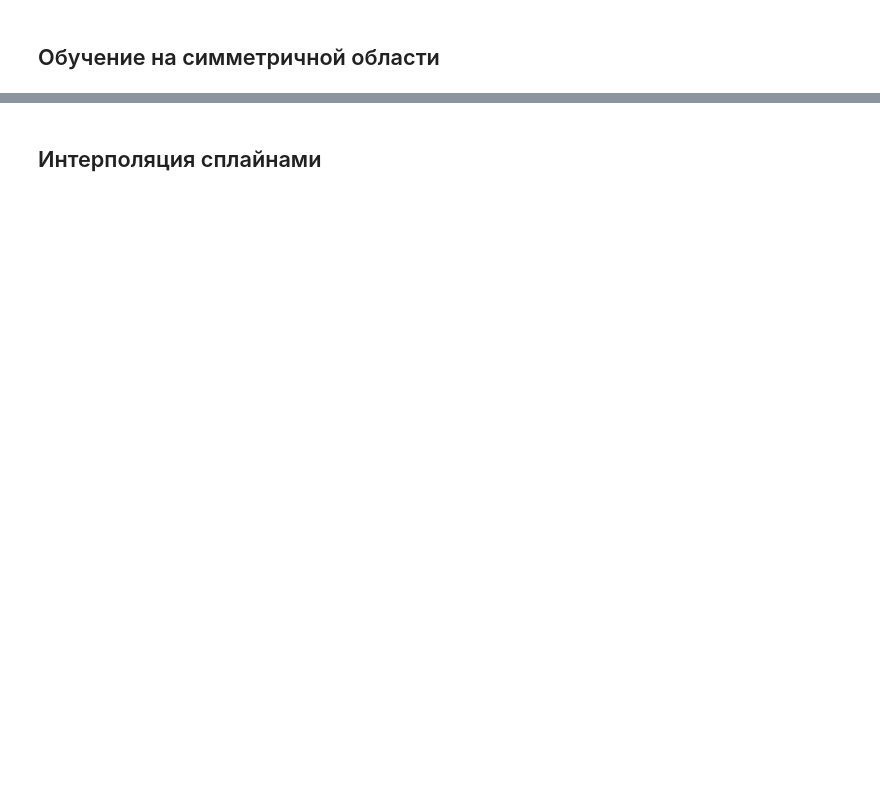
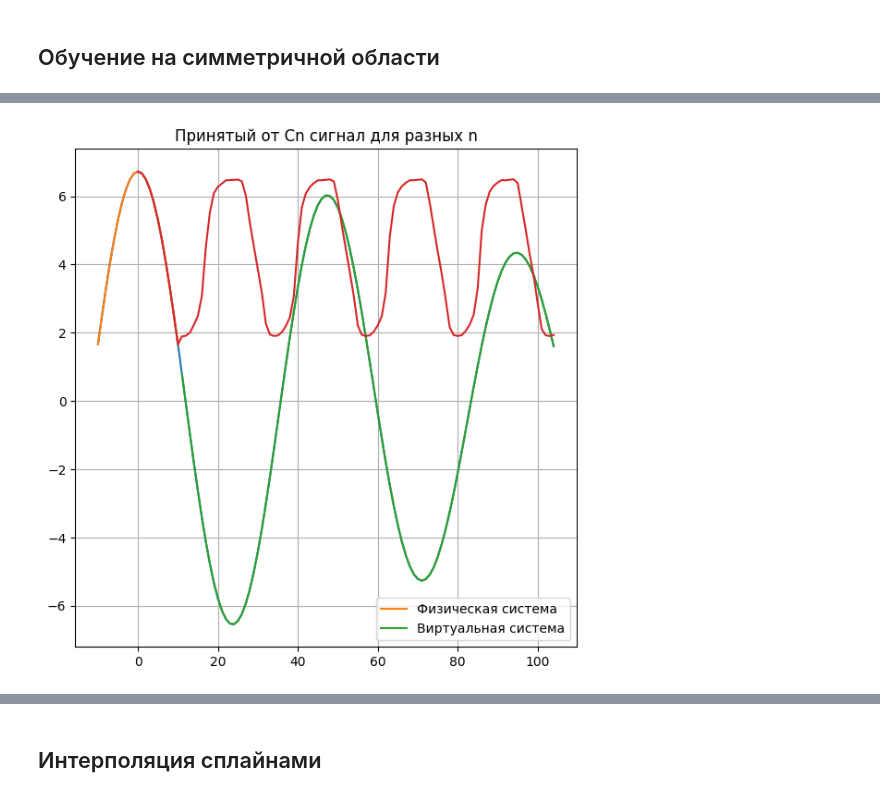
Before and after one commit to qwerty29544/superresolution_nn, a Jupyter notebook: ipynb/Superresolution_mathcad.ipynb, the cells around one changed output, grey strips where cells are left out. Cells and saved outputs as stored; diff of their text form; code cells hidden in the pictures; blank space fills up the shorter version.

```diff
--- a/ipynb/Superresolution_mathcad.ipynb
+++ b/ipynb/Superresolution_mathcad.ipynb
@@ -286,7 +309,7 @@ regr = MLPRegressor(solver='lbfgs', alpha=1e-5,
                     hidden_layer_sizes=(X_input, int(X_input / 2)), random_state=1, activation = "relu", max_iter = 1000)
 
 CRegr = C.copy()
-for fut in np.arange(K+1, NP):
+for fut in np.arange(K+1, NP+1):
     A_matrix = np.lib.stride_tricks.sliding_window_view(CRegr, window_shape = window_size)
     X_matrix = A_matrix[:, :X_input]
     Y_matrix = A_matrix[:, X_input:]
@@ -346,9 +378,11 @@ CRegr.shape
 # %%
 plt.figure(**fig_params)
 plt.title("Принятый от Cn сигнал для разных n")
 plt.plot(NPa_full, Cn)
 plt.plot(given_field, C, label = "Физическая система")
 plt.plot(NPa_CR, CR, label = "Виртуальная система")
-plt.plot(NPa_full, CRegr)
+plt.plot(NPa, CRegr[K:])
 plt.legend()
 plt.grid()
+# %% [output]
+[figure, added]
```
Also changed, not shown: parts of 21 cells of this notebook.
